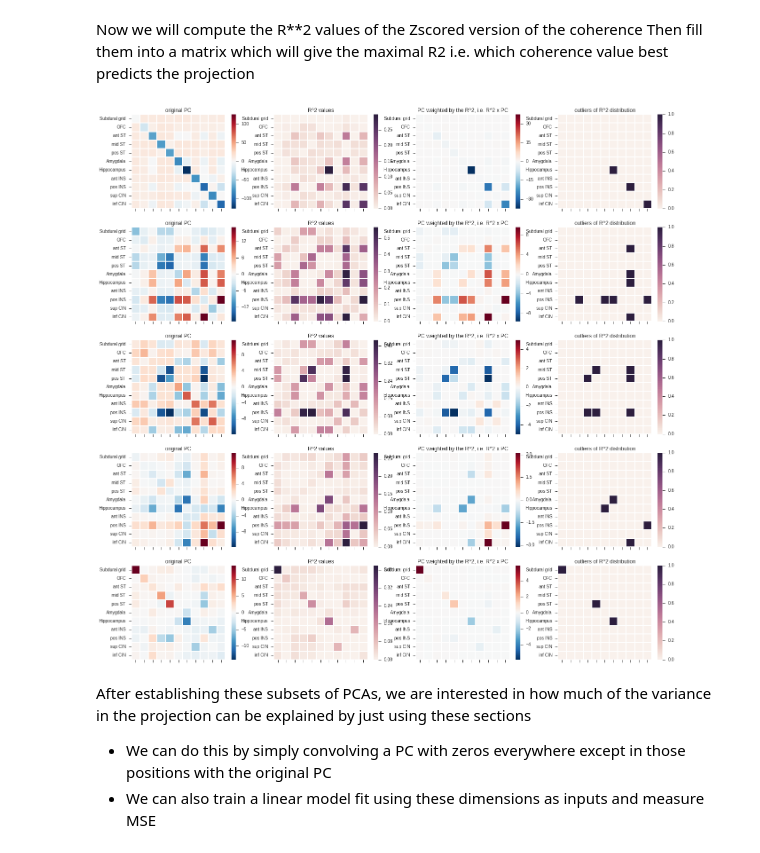
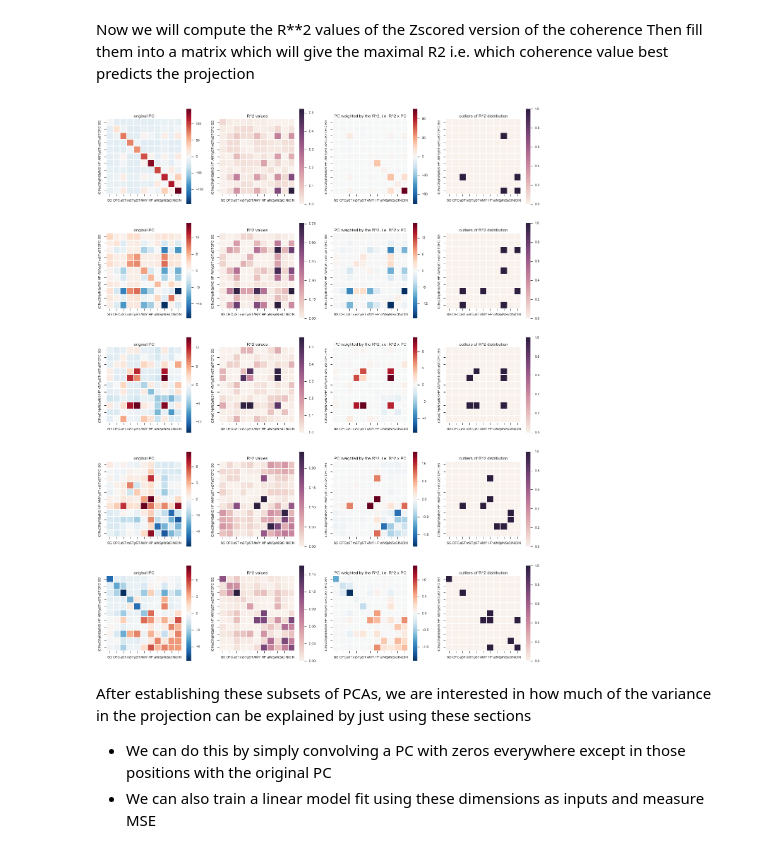
Before and after one commit to fluongo/python-notebooks, a Jupyter notebook: 3_26_15_Vikaas_proj_variance_discussion.ipynb, the cells around one changed output. Saved outputs shown, nothing was run; the diff lists cells and outputs as text; code cells hidden in the pictures.

```diff
--- a/3_26_15_Vikaas_proj_variance_discussion.ipynb
+++ b/3_26_15_Vikaas_proj_variance_discussion.ipynb
@@ -45,7 +45,7 @@ def compute_zscore(data):
 
 def plot_im(data, refNames):
     pc = DataFrame(data, index = refNames, columns = refNames)
-    sns.heatmap(pc, annot=False, fmt = '.2n', square = True, xticklabels = False)
+    sns.heatmap(pc, annot=False, fmt = '.2n', square = True)
 
 
 def rsquared(x, y, nosquare = False):
@@ -63,14 +63,17 @@ def rsquared(x, y, nosquare = False):
 
 @lru_cache(maxsize = 40)
 def load_data(patientID):
-    data_loc = '/sohal-comp/fluongo/DURA_data/' + patientID + '/processedData/combined_10s/'
+    if sys.platform == 'darwin':
+        data_loc = '/Volumes/sohal-comp/DURA_data/' + patientID + '/processedData/combined_10s/'
+    elif sys.platform == 'linux2':
+        data_loc = '/sohal-comp/fluongo/DURA_data/' + patientID + '/processedData/combined_10s/'
     data = np.load(data_loc + patientID + '_10s_proj_reduced.npy'); pc_data = data[()]
 
     coh_data = {}
     for band in ['delta', 'theta', 'alpha', 'beta', 'gamma']:
         coh_data[band] = np.load(data_loc + patientID + '_reducedcoh_10s_pr_' + band + '.npy')
 
-    output = recParams.electrode_locs_fq_bands(patientID); brainRegions = output['brainRegions']; refNames = brainRegions.keys()
+    output = recParams.electrode_locs_fq_bands(patientID, shortNames = True); brainRegions = output['brainRegions']; refNames = brainRegions.keys()
 
     return pc_data, coh_data, refNames
 
@@ -82,32 +85,32 @@ Then fill them into a matrix which will give the maximal R2 i.e. which coherence
 # %%
 pc_data, coh_data, refNames = load_data('EC71')
 
-band = 'delta'
+band = 'theta'
 pc = pc_data['pc'][band]
 cohs = coh_data[band]
 
 
-f = plt.figure(figsize = [22, 22])
+f = plt.figure(figsize = [22, 28])
 
 for PCrank in range(5):
     template = np.zeros_like(cohs[:,:,0])
     for i in range(cohs.shape[0]):
         for j in range(i,cohs.shape[0]):
             x = compute_zscore(cohs[i,j,:])
             y = compute_zscore(pc[PCrank,:])
             template[i,j] = rsquared(x , y)
             template[j,i] = template[i,j]
     plt.subplot(5,4,4*PCrank+1)
     plot_im(pc_data['comps']['pc'][band][:,:,PCrank], refNames); plt.title('original PC')
     plt.subplot(5,4,4*PCrank+2)
     plot_im(template, refNames); plt.title('R^2 values')
     plt.subplot(5,4,4*PCrank+3)
     compounded = pc_data['comps']['pc'][band][:,:,PCrank]*template
     plot_im(compounded, refNames); plt.title('PC weighted by the R^2, i.e. R^2 x PC')
     plt.subplot(5,4,4*PCrank+4)
-    plot_im(np.round(np.abs(compounded)) >= 2*np.std(compounded.ravel()), refNames); plt.title('outliers of R^2 distribution')
+    plot_im(template >= 3*np.std(template.ravel()), refNames); plt.title('outliers of R^2 distribution')
 # %% [output]
-[figure, old version]
+[figure, new version]
 # %% [markdown]
 After establishing these subsets of PCAs, we are interested in how much of the variance in the projection can be explained by just using these sections
 
```
Also changed, not shown: parts of 5 cells of this notebook, 1 other file.
